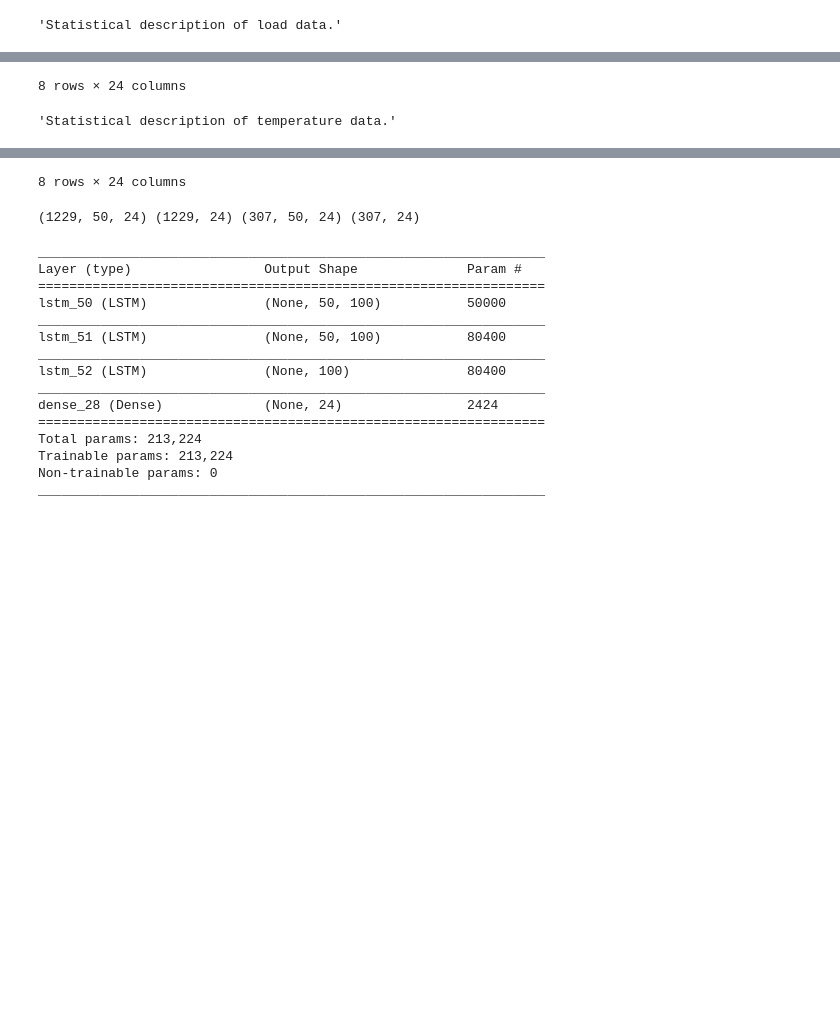
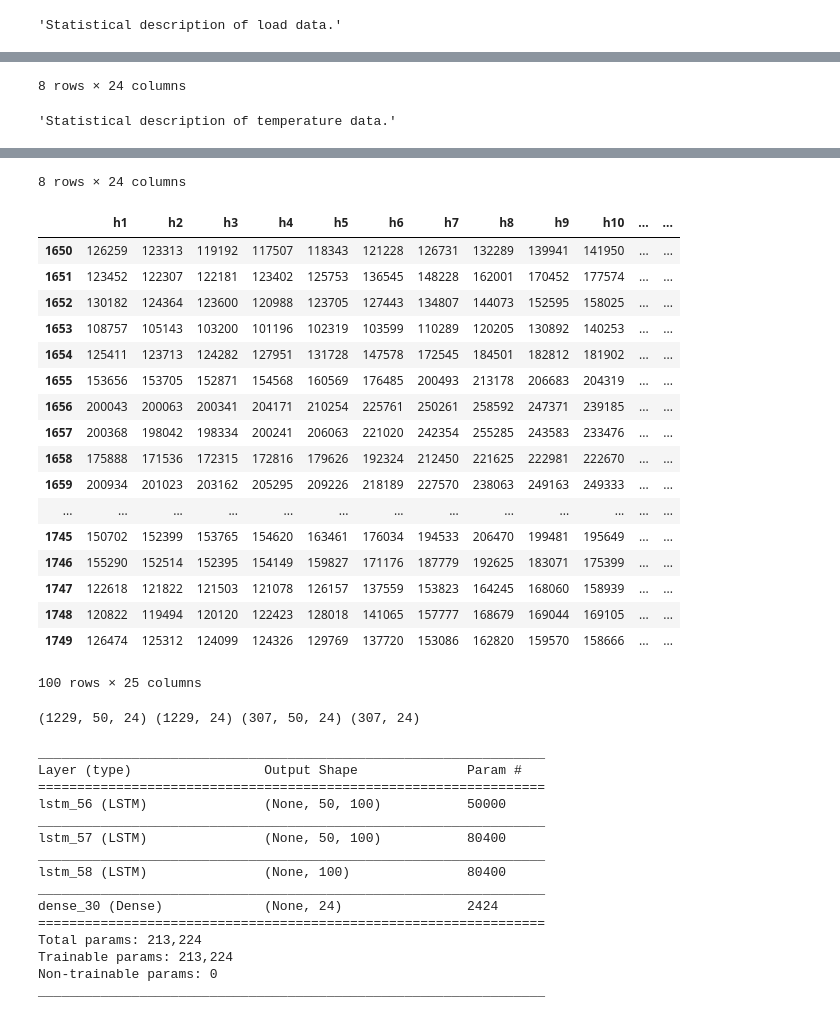
Before and after one commit to Prakash2403/SIH-2k18, a Jupyter notebook: Analysis.ipynb, the cells around one changed output, grey strips where cells are left out. Cells and saved outputs as stored; diff of their text form; code cells hidden in the pictures; blank space fills up the shorter version.

```diff
--- a/Analysis.ipynb
+++ b/Analysis.ipynb
@@ -31,36 +32,61 @@ def scale_data(data):
 load_data = pandas.read_csv('data/Load_history.csv')
 load_data = load_data[load_data.zone_id==zone_id]
 temperature_data = pandas.read_csv('data/temperature_history.csv')
+load_dat = load_data[['year', 'month', 'day']]
 load_data, temperature_data = preprocess_data(load_data, temperature_data)
+load_data_with_date = load_data.copy()
+
+date_str = load_dat['year'].map(str) + '-' + load_dat['month'].map(str)+ '-' + load_dat['day'].map(str)
+load_data_with_date['date'] = date_str
+
 display("Statistical description of load data.")
 display(load_data.describe())
 display("Statistical description of temperature data.")
 display(temperature_data.describe())
+display(load_data_with_date.head(n=100))
 scaled_load_data = scale_data(load_data)
 scaled_temparature_data = scale_data(temperature_data)
 # %% [output]
 'Statistical description of load data.'
 |  | h1 | h2 | h3 | h4 | h5 | h6 | h7 | h8 | h9 | h10 | ... | ... |
 | count | 1586.000000 | 1586.000000 | 1586.000000 | 1586.000000 | 1586.000000 | 1586.000000 | 1586.000000 | 1586.000000 | 1586.000000 | 1586.000000 | ... | ... |
 | mean | 148666.057377 | 144178.941362 | 141958.784994 | 141981.357503 | 145195.691047 | 153822.560530 | 168485.023960 | 179020.273644 | 181849.812106 | 183901.019546 | ... | ... |
 | std | 26255.332378 | 27038.409562 | 27893.039811 | 28957.834712 | 30436.254832 | 32638.642198 | 36444.771747 | 36393.397895 | 31511.805692 | 27939.661983 | ... | ... |
 | min | 86128.000000 | 82672.000000 | 84900.000000 | 85566.000000 | 87319.000000 | 92205.000000 | 93821.000000 | 104199.000000 | 116702.000000 | 125447.000000 | ... | ... |
 | 25% | 128784.250000 | 124081.750000 | 121801.000000 | 121186.250000 | 124095.750000 | 132591.750000 | 147441.000000 | 158410.500000 | 161528.750000 | 164030.250000 | ... | ... |
 | 50% | 143980.500000 | 138517.500000 | 136002.000000 | 135651.000000 | 138325.500000 | 146417.500000 | 161691.500000 | 173104.500000 | 175775.000000 | 180330.500000 | ... | ... |
 | 75% | 164355.000000 | 159640.500000 | 156950.250000 | 157016.750000 | 161158.750000 | 171784.250000 | 188922.500000 | 199958.750000 | 199783.000000 | 200494.500000 | ... | ... |
 | max | 267498.000000 | 267530.000000 | 268765.000000 | 272907.000000 | 280315.000000 | 285524.000000 | 295967.000000 | 321509.000000 | 309950.000000 | 297664.000000 | ... | ... |
 8 rows × 24 columns
 'Statistical description of temperature data.'
 |  | h1 | h2 | h3 | h4 | h5 | h6 | h7 | h8 | h9 | h10 | ... | ... |
 | count | 18062.000000 | 18062.000000 | 18062.000000 | 18062.000000 | 18062.000000 | 18062.000000 | 18062.000000 | 18062.000000 | 18062.000000 | 18062.000000 | ... | ... |
 | mean | 52.815192 | 52.185472 | 51.631547 | 51.123796 | 50.669915 | 50.280811 | 50.392260 | 51.847968 | 54.570369 | 57.780589 | ... | ... |
 | std | 15.704152 | 15.690957 | 15.702999 | 15.708534 | 15.734907 | 15.771768 | 16.125607 | 17.095942 | 17.628109 | 17.594346 | ... | ... |
 | min | 3.000000 | 3.000000 | 1.000000 | 1.000000 | 1.000000 | 1.000000 | 0.000000 | 0.000000 | 1.000000 | 6.000000 | ... | ... |
 | 25% | 40.000000 | 39.000000 | 39.000000 | 38.000000 | 38.000000 | 37.000000 | 37.000000 | 37.000000 | 40.000000 | 43.000000 | ... | ... |
 | 50% | 54.000000 | 54.000000 | 53.000000 | 53.000000 | 52.000000 | 52.000000 | 52.000000 | 54.000000 | 56.000000 | 60.000000 | ... | ... |
 | 75% | 66.000000 | 66.000000 | 65.000000 | 64.000000 | 64.000000 | 64.000000 | 64.000000 | 67.000000 | 70.000000 | 73.000000 | ... | ... |
 | max | 86.000000 | 85.000000 | 85.000000 | 85.000000 | 83.000000 | 82.000000 | 84.000000 | 87.000000 | 91.000000 | 96.000000 | ... | ... |
 8 rows × 24 columns
+|  | h1 | h2 | h3 | h4 | h5 | h6 | h7 | h8 | h9 | h10 | ... | ... |
+| 1650 | 126259 | 123313 | 119192 | 117507 | 118343 | 121228 | 126731 | 132289 | 139941 | 141950 | ... | ... |
+| 1651 | 123452 | 122307 | 122181 | 123402 | 125753 | 136545 | 148228 | 162001 | 170452 | 177574 | ... | ... |
+| 1652 | 130182 | 124364 | 123600 | 120988 | 123705 | 127443 | 134807 | 144073 | 152595 | 158025 | ... | ... |
+| 1653 | 108757 | 105143 | 103200 | 101196 | 102319 | 103599 | 110289 | 120205 | 130892 | 140253 | ... | ... |
+| 1654 | 125411 | 123713 | 124282 | 127951 | 131728 | 147578 | 172545 | 184501 | 182812 | 181902 | ... | ... |
+| 1655 | 153656 | 153705 | 152871 | 154568 | 160569 | 176485 | 200493 | 213178 | 206683 | 204319 | ... | ... |
+| 1656 | 200043 | 200063 | 200341 | 204171 | 210254 | 225761 | 250261 | 258592 | 247371 | 239185 | ... | ... |
+| 1657 | 200368 | 198042 | 198334 | 200241 | 206063 | 221020 | 242354 | 255285 | 243583 | 233476 | ... | ... |
+| 1658 | 175888 | 171536 | 172315 | 172816 | 179626 | 192324 | 212450 | 221625 | 222981 | 222670 | ... | ... |
+| 1659 | 200934 | 201023 | 203162 | 205295 | 209226 | 218189 | 227570 | 238063 | 249163 | 249333 | ... | ... |
+| ... | ... | ... | ... | ... | ... | ... | ... | ... | ... | ... | ... | ... |
+| 1745 | 150702 | 152399 | 153765 | 154620 | 163461 | 176034 | 194533 | 206470 | 199481 | 195649 | ... | ... |
+| 1746 | 155290 | 152514 | 152395 | 154149 | 159827 | 171176 | 187779 | 192625 | 183071 | 175399 | ... | ... |
+| 1747 | 122618 | 121822 | 121503 | 121078 | 126157 | 137559 | 153823 | 164245 | 168060 | 158939 | ... | ... |
+| 1748 | 120822 | 119494 | 120120 | 122423 | 128018 | 141065 | 157777 | 168679 | 169044 | 169105 | ... | ... |
+| 1749 | 126474 | 125312 | 124099 | 124326 | 129769 | 137720 | 153086 | 162820 | 159570 | 158666 | ... | ... |
+100 rows × 25 columns
 # %%
 def plot_correlation_matrix(data, correlations):
     names = data.columns
@@ -133,13 +159,13 @@ import keras
 numpy.random.seed(0)
 
 model = Sequential()
-model.add(LSTM(100, input_shape=(X_train.shape[1], X_train.shape[2]),return_sequences=True, dropout=0.1, recurrent_dropout=0.1))
-model.add(LSTM(100, input_shape=(X_train.shape[1], X_train.shape[2]),return_sequences=True, dropout=0.1, recurrent_dropout=0.1))
+model.add(LSTM(100, input_shape=(X_train.shape[1], X_train.shape[2]),return_sequences=True, dropout=0.15, recurrent_dropout=0.1))
+model.add(LSTM(100, input_shape=(X_train.shape[1], X_train.shape[2]),return_sequences=True, dropout=0.15, recurrent_dropout=0.1))
 model.add(LSTM(100, input_shape=(X_train.shape[1], X_train.shape[2]), dropout=0.1, recurrent_dropout=0.1))
 model.add(Dense(24))
 
 # build model using keras documentation recommended optimizer initialization
-optimizer = keras.optimizers.RMSprop(lr=0.001, rho=0.9, epsilon=1e-08, decay=0.0)
+optimizer = keras.optimizers.RMSprop(lr=0.002, rho=0.9, epsilon=1e-08, decay=0.0)
 
 # compile the model
 model.compile(loss='mean_squared_error', optimizer=optimizer)
@@ -148,13 +174,13 @@ model.summary()
 _________________________________________________________________
 Layer (type)                 Output Shape              Param #
 =================================================================
-lstm_50 (LSTM)               (None, 50, 100)           50000
+lstm_56 (LSTM)               (None, 50, 100)           50000
 _________________________________________________________________
-lstm_51 (LSTM)               (None, 50, 100)           80400
+lstm_57 (LSTM)               (None, 50, 100)           80400
 _________________________________________________________________
-lstm_52 (LSTM)               (None, 100)               80400
+lstm_58 (LSTM)               (None, 100)               80400
 _________________________________________________________________
-dense_28 (Dense)             (None, 24)                2424
+dense_30 (Dense)             (None, 24)                2424
 =================================================================
 Total params: 213,224
 Trainable params: 213,224
```
Also changed, not shown: parts of 11 cells of this notebook, 1 other file.
